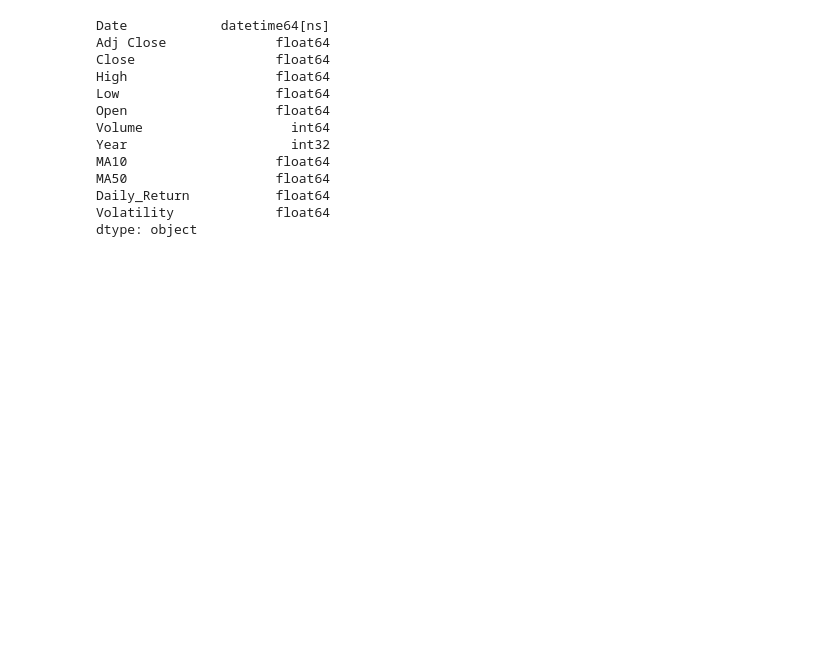
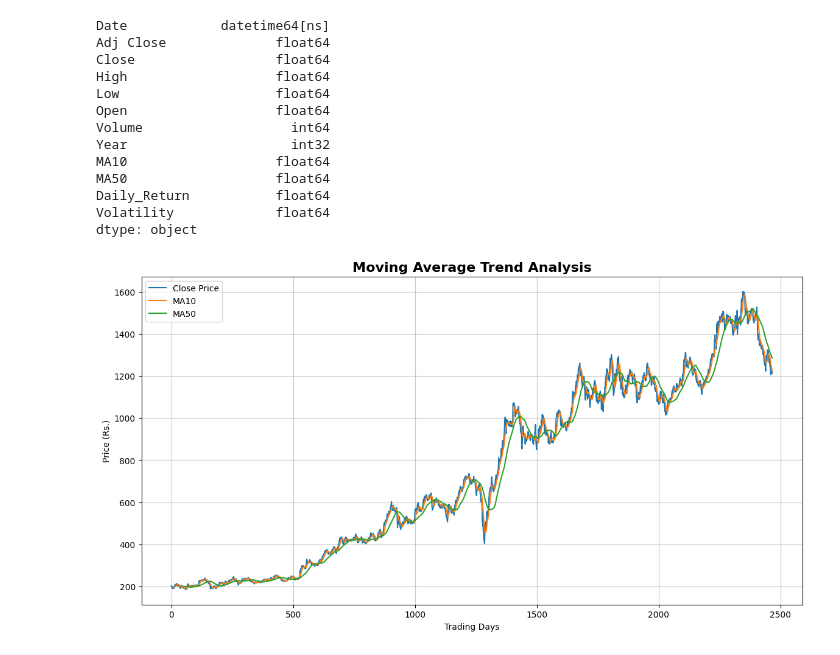
Before and after one commit to Mugdha-Hazra/Stock-Market-Prediction-ML, a Jupyter notebook: notebooks/stock_market_prediction.ipynb, the cells around one changed output. Cells and saved outputs as stored; diff of their text form; code cells hidden in the pictures; blank space fills up the shorter version.

```diff
--- a/notebooks/stock_market_prediction.ipynb
+++ b/notebooks/stock_market_prediction.ipynb
@@ -393,6 +447,41 @@ MA50                   float64
 Daily_Return           float64
 Volatility             float64
 dtype: object
+# %%
+plt.figure(figsize=(14,7))
+
+plt.plot(
+    stock_df['Close'],
+    label='Close Price'
+)
+
+plt.plot(
+    stock_df['MA10'],
+    label='MA10'
+)
+
+plt.plot(
+    stock_df['MA50'],
+    label='MA50'
+)
+
+plt.title(
+    "Moving Average Trend Analysis",
+    fontsize=16,
+    fontweight='bold'
+)
+
+plt.xlabel("Trading Days")
+
+plt.ylabel("Price (Rs.)")
+
+plt.legend()
+
+plt.grid(alpha=0.7)
+
+plt.show()
+# %% [output]
+[figure, added]
 # %%
 stock_df['Target'] = np.where(
     stock_df['Close'].shift(-1)
```
Also changed, not shown: parts of 66 cells of this notebook, 5 other files.
